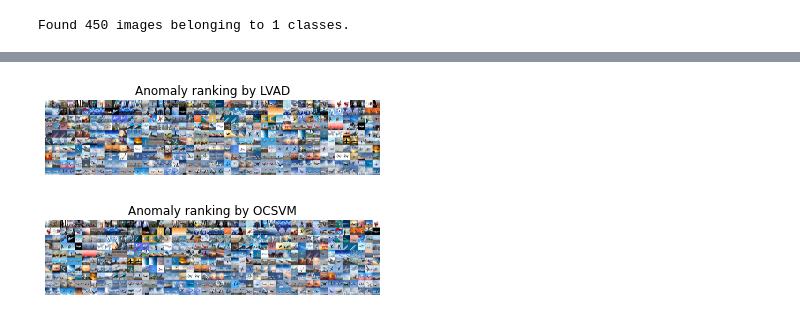
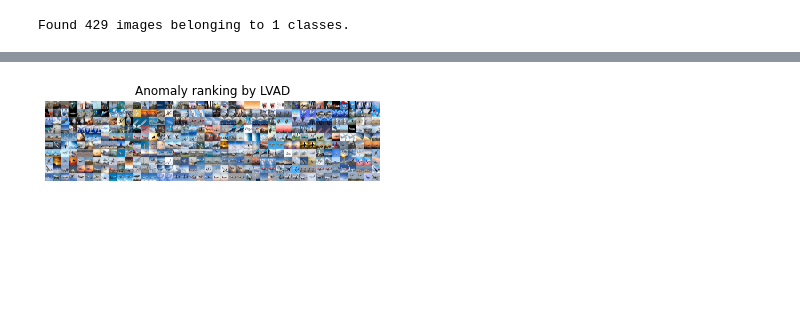
Before and after one commit to wen-yan-lin/LVAD-Locally-Varying-Anomaly-Detection, a Jupyter notebook: practical.ipynb, the cells around one changed output, grey strips where cells are left out. Cells and saved outputs as stored; diff of their text form; code cells hidden in the pictures; blank space fills up the shorter version.

```diff
--- a/practical.ipynb
+++ b/practical.ipynb
@@ -3,8 +3,7 @@ import sys
 sys.path.append("source_code/")
 
 from examples import anomalies_in_folder
-im_dir = '../../fake-stl10//'
-#im_dir = '../../MIT-Places-Small//'
+im_dir = '../data/raw_images/'
 
 anomalies_in_folder(im_dir, 0,
                     max_im_to_display = 300,
@@ -26 +25 @@ To enable them in other operations, rebuild TensorFlow with the appropriate comp
-Found 450 images belonging to 1 classes.
+Found 429 images belonging to 1 classes.
@@ -29,2 +28 @@ Found 450 images belonging to 1 classes.
-[figure, old version]
+[figure, new version]
-[figure, removed]
```
Also changed, not shown: parts of 1 cell of this notebook, 2 other files.
